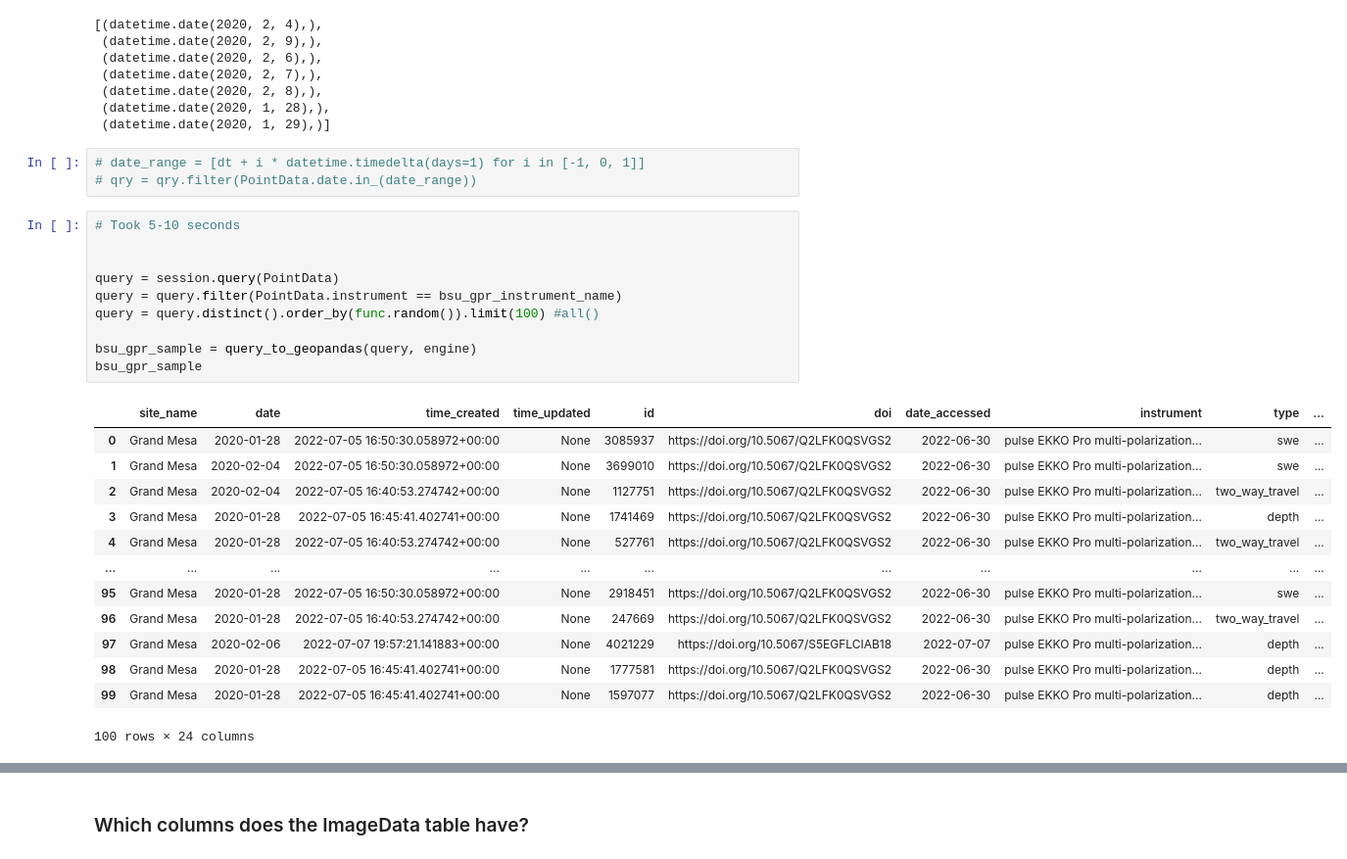
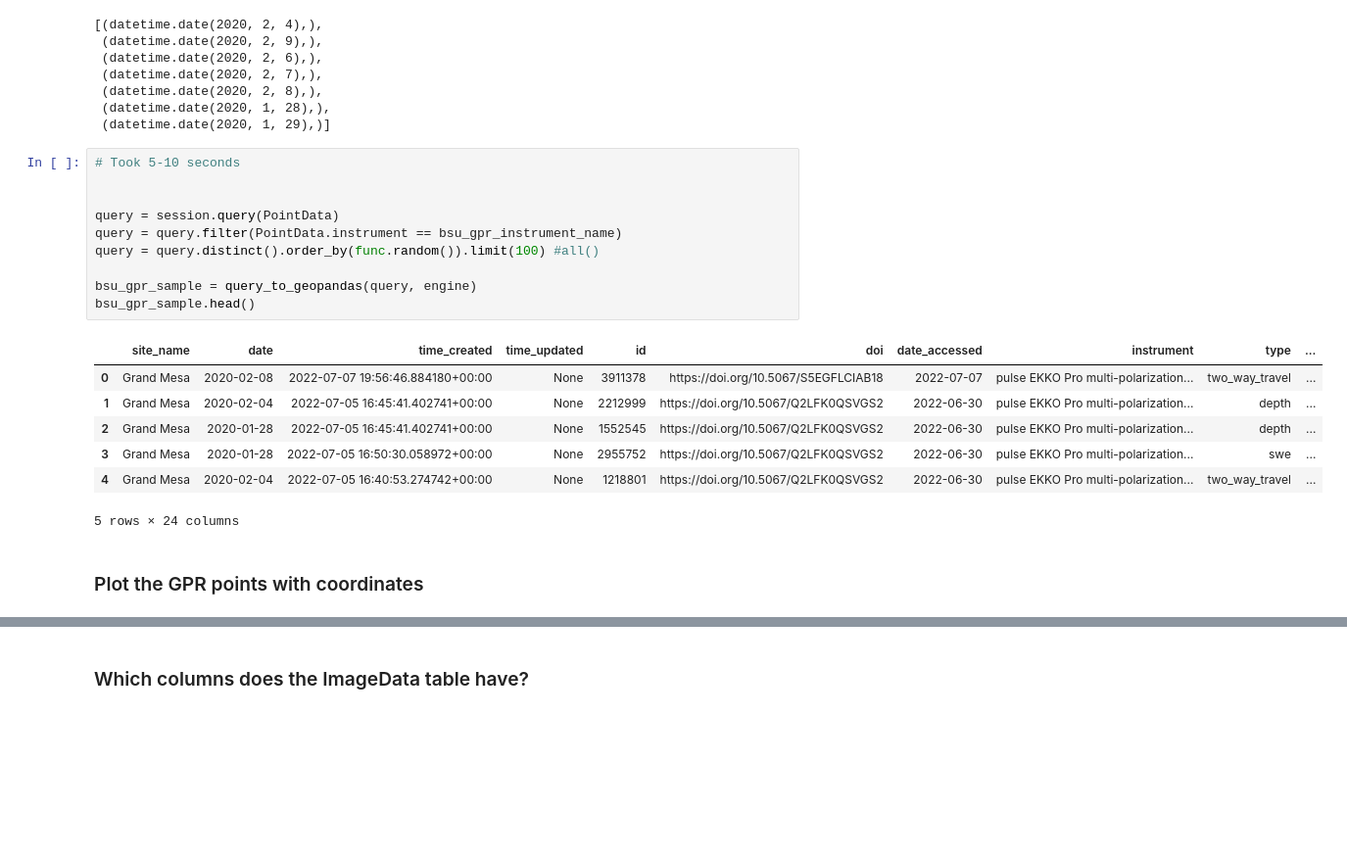
Before and after one commit to snowex-hackweek/coldfusion, a Jupyter notebook: contributors/sethv/database_query_tests.ipynb, the cells around one changed output, grey strips where cells are left out. Shown at 98% size. Drawn from its saved outputs; the diff is of its cells as text; blank space fills up the shorter version.

```diff
--- a/contributors/sethv/database_query_tests.ipynb
+++ b/contributors/sethv/database_query_tests.ipynb
@@ -162,33 +166,26 @@ bsu_gpr_dates
  (datetime.date(2020, 2, 8),),
  (datetime.date(2020, 1, 28),),
  (datetime.date(2020, 1, 29),)]
-# %%
-# date_range = [dt + i * datetime.timedelta(days=1) for i in [-1, 0, 1]]
-# qry = qry.filter(PointData.date.in_(date_range))
 # %%
 # Took 5-10 seconds
 
 
 query = session.query(PointData)
 query = query.filter(PointData.instrument == bsu_gpr_instrument_name)
 query = query.distinct().order_by(func.random()).limit(100) #all()
 
 bsu_gpr_sample = query_to_geopandas(query, engine)
-bsu_gpr_sample
+bsu_gpr_sample.head()
 # %% [output]
 |  | site_name | date | time_created | time_updated | id | doi | date_accessed | instrument | type | ... |
-| 0 | Grand Mesa | 2020-01-28 | 2022-07-05 16:50:30.058972+00:00 | None | 3085937 | https://doi.org/10.5067/Q2LFK0QSVGS2 | 2022-06-30 | pulse EKKO Pro multi-polarization... | swe | ... |
-| 1 | Grand Mesa | 2020-02-04 | 2022-07-05 16:50:30.058972+00:00 | None | 3699010 | https://doi.org/10.5067/Q2LFK0QSVGS2 | 2022-06-30 | pulse EKKO Pro multi-polarization... | swe | ... |
-| 2 | Grand Mesa | 2020-02-04 | 2022-07-05 16:40:53.274742+00:00 | None | 1127751 | https://doi.org/10.5067/Q2LFK0QSVGS2 | 2022-06-30 | pulse EKKO Pro multi-polarization... | two_way_travel | ... |
-| 3 | Grand Mesa | 2020-01-28 | 2022-07-05 16:45:41.402741+00:00 | None | 1741469 | https://doi.org/10.5067/Q2LFK0QSVGS2 | 2022-06-30 | pulse EKKO Pro multi-polarization... | depth | ... |
-| 4 | Grand Mesa | 2020-01-28 | 2022-07-05 16:40:53.274742+00:00 | None | 527761 | https://doi.org/10.5067/Q2LFK0QSVGS2 | 2022-06-30 | pulse EKKO Pro multi-polarization... | two_way_travel | ... |
-| ... | ... | ... | ... | ... | ... | ... | ... | ... | ... | ... |
-| 95 | Grand Mesa | 2020-01-28 | 2022-07-05 16:50:30.058972+00:00 | None | 2918451 | https://doi.org/10.5067/Q2LFK0QSVGS2 | 2022-06-30 | pulse EKKO Pro multi-polarization... | swe | ... |
-| 96 | Grand Mesa | 2020-01-28 | 2022-07-05 16:40:53.274742+00:00 | None | 247669 | https://doi.org/10.5067/Q2LFK0QSVGS2 | 2022-06-30 | pulse EKKO Pro multi-polarization... | two_way_travel | ... |
-| 97 | Grand Mesa | 2020-02-06 | 2022-07-07 19:57:21.141883+00:00 | None | 4021229 | https://doi.org/10.5067/S5EGFLCIAB18 | 2022-07-07 | pulse EKKO Pro multi-polarization... | depth | ... |
-| 98 | Grand Mesa | 2020-01-28 | 2022-07-05 16:45:41.402741+00:00 | None | 1777581 | https://doi.org/10.5067/Q2LFK0QSVGS2 | 2022-06-30 | pulse EKKO Pro multi-polarization... | depth | ... |
-| 99 | Grand Mesa | 2020-01-28 | 2022-07-05 16:45:41.402741+00:00 | None | 1597077 | https://doi.org/10.5067/Q2LFK0QSVGS2 | 2022-06-30 | pulse EKKO Pro multi-polarization... | depth | ... |
+| 0 | Grand Mesa | 2020-02-08 | 2022-07-07 19:56:46.884180+00:00 | None | 3911378 | https://doi.org/10.5067/S5EGFLCIAB18 | 2022-07-07 | pulse EKKO Pro multi-polarization... | two_way_travel | ... |
+| 1 | Grand Mesa | 2020-02-04 | 2022-07-05 16:45:41.402741+00:00 | None | 2212999 | https://doi.org/10.5067/Q2LFK0QSVGS2 | 2022-06-30 | pulse EKKO Pro multi-polarization... | depth | ... |
+| 2 | Grand Mesa | 2020-01-28 | 2022-07-05 16:45:41.402741+00:00 | None | 1552545 | https://doi.org/10.5067/Q2LFK0QSVGS2 | 2022-06-30 | pulse EKKO Pro multi-polarization... | depth | ... |
+| 3 | Grand Mesa | 2020-01-28 | 2022-07-05 16:50:30.058972+00:00 | None | 2955752 | https://doi.org/10.5067/Q2LFK0QSVGS2 | 2022-06-30 | pulse EKKO Pro multi-polarization... | swe | ... |
+| 4 | Grand Mesa | 2020-02-04 | 2022-07-05 16:40:53.274742+00:00 | None | 1218801 | https://doi.org/10.5067/Q2LFK0QSVGS2 | 2022-06-30 | pulse EKKO Pro multi-polarization... | two_way_travel | ... |
-100 rows × 24 columns
+5 rows × 24 columns
+# %% [markdown]
+### Plot the GPR points with coordinates
 # %%
 bsu_gpr_sample.plot()
 # %% [output]
```
Also changed, not shown: parts of 98 cells of this notebook.
